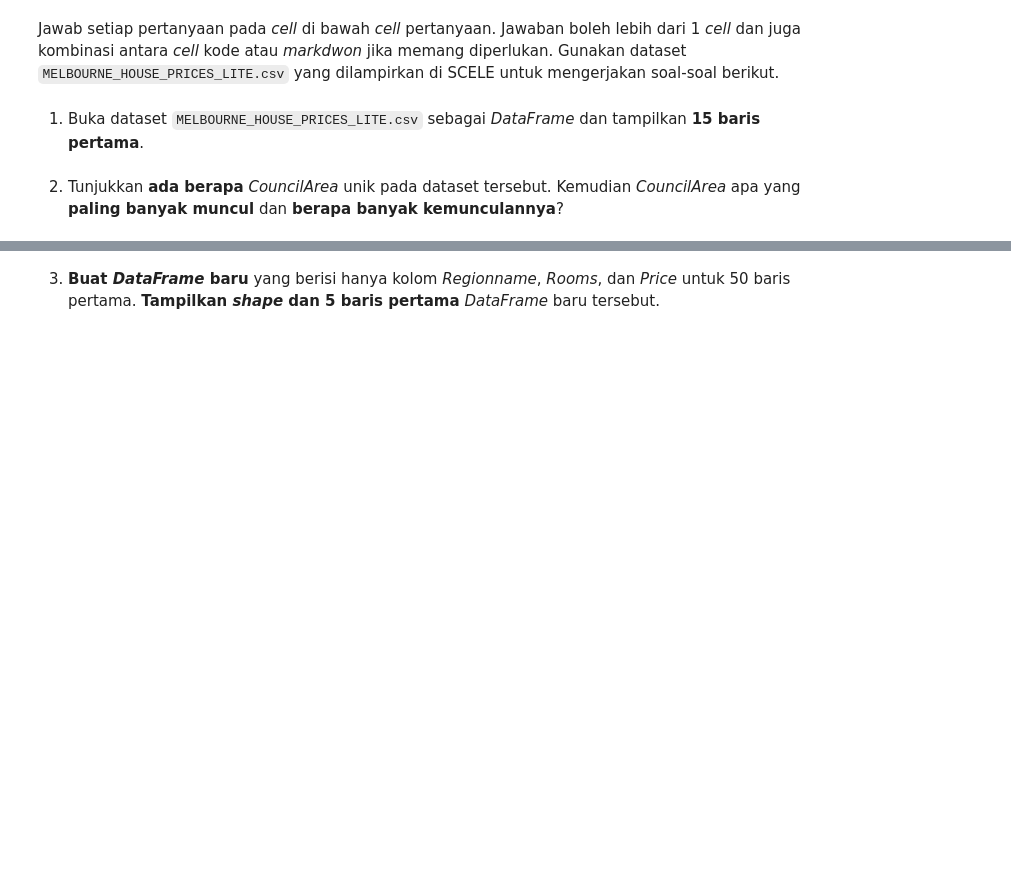
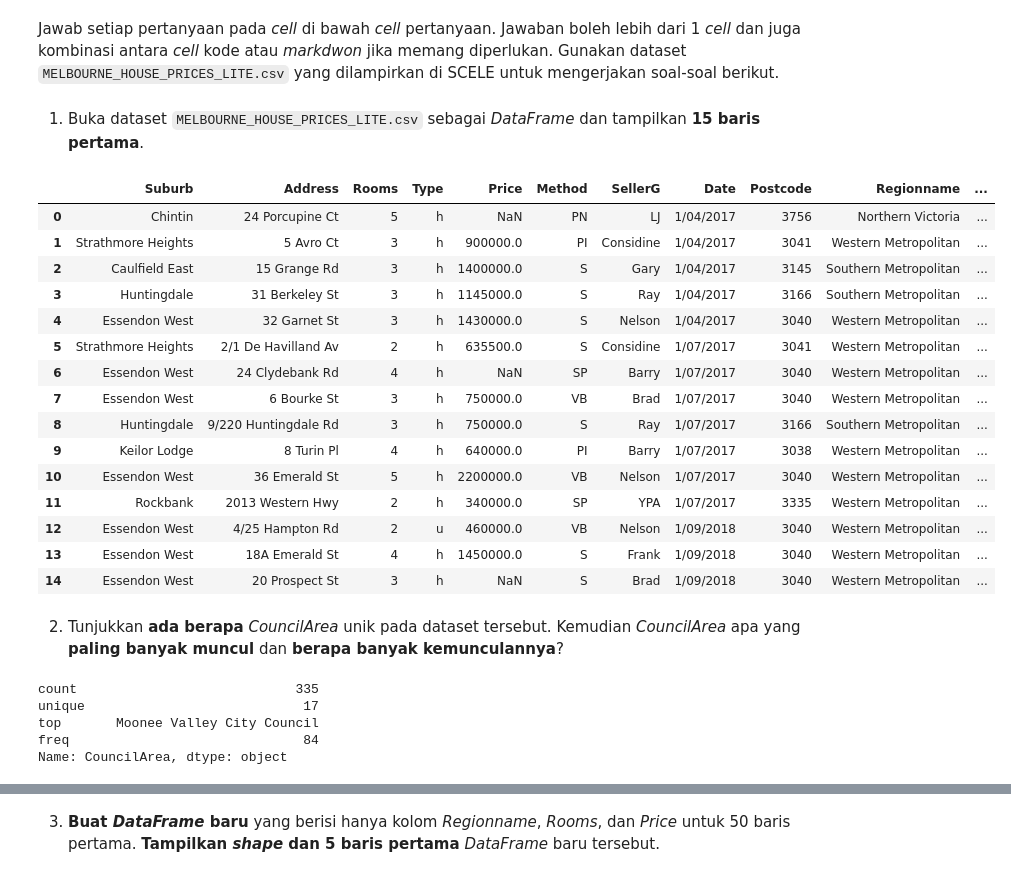
Before and after one commit to fahdikrie/kasdd212, a Jupyter notebook: Lab/Lab1/Lab 1.ipynb, the cells around one changed output, grey strips where cells are left out. Saved outputs shown, nothing was run; the diff lists cells and outputs as text; code cells hidden in the pictures; blank space fills up the shorter version.

```diff
--- a/Lab/Lab1/Lab 1.ipynb
+++ b/Lab/Lab1/Lab 1.ipynb
@@ -495,4 +495,36 @@ import pandas as pd
+# %%
+# Jawaban no. 1
+
+# Membuka dataset MELBOURNE_HOUSE_PRICES_LITE.csv
+df_house_pl = pd.read_csv('MELBOURNE_HOUSE_PRICES_LITE.csv')
+
+# Menampilkan 15 baris pertama
+df_house_pl.head(15)
+# %% [output]
+|  | Suburb | Address | Rooms | Type | Price | Method | SellerG | Date | Postcode | Regionname | ... |
+| 0 | Chintin | 24 Porcupine Ct | 5 | h | NaN | PN | LJ | 1/04/2017 | 3756 | Northern Victoria | ... |
+| 1 | Strathmore Heights | 5 Avro Ct | 3 | h | 900000.0 | PI | Considine | 1/04/2017 | 3041 | Western Metropolitan | ... |
+| 2 | Caulfield East | 15 Grange Rd | 3 | h | 1400000.0 | S | Gary | 1/04/2017 | 3145 | Southern Metropolitan | ... |
+| 3 | Huntingdale | 31 Berkeley St | 3 | h | 1145000.0 | S | Ray | 1/04/2017 | 3166 | Southern Metropolitan | ... |
+| 4 | Essendon West | 32 Garnet St | 3 | h | 1430000.0 | S | Nelson | 1/04/2017 | 3040 | Western Metropolitan | ... |
+| 5 | Strathmore Heights | 2/1 De Havilland Av | 2 | h | 635500.0 | S | Considine | 1/07/2017 | 3041 | Western Metropolitan | ... |
+| 6 | Essendon West | 24 Clydebank Rd | 4 | h | NaN | SP | Barry | 1/07/2017 | 3040 | Western Metropolitan | ... |
+| 7 | Essendon West | 6 Bourke St | 3 | h | 750000.0 | VB | Brad | 1/07/2017 | 3040 | Western Metropolitan | ... |
+| 8 | Huntingdale | 9/220 Huntingdale Rd | 3 | h | 750000.0 | S | Ray | 1/07/2017 | 3166 | Southern Metropolitan | ... |
+| 9 | Keilor Lodge | 8 Turin Pl | 4 | h | 640000.0 | PI | Barry | 1/07/2017 | 3038 | Western Metropolitan | ... |
+| 10 | Essendon West | 36 Emerald St | 5 | h | 2200000.0 | VB | Nelson | 1/07/2017 | 3040 | Western Metropolitan | ... |
+| 11 | Rockbank | 2013 Western Hwy | 2 | h | 340000.0 | SP | YPA | 1/07/2017 | 3335 | Western Metropolitan | ... |
+| 12 | Essendon West | 4/25 Hampton Rd | 2 | u | 460000.0 | VB | Nelson | 1/09/2018 | 3040 | Western Metropolitan | ... |
+| 13 | Essendon West | 18A Emerald St | 4 | h | 1450000.0 | S | Frank | 1/09/2018 | 3040 | Western Metropolitan | ... |
+| 14 | Essendon West | 20 Prospect St | 3 | h | NaN | S | Brad | 1/09/2018 | 3040 | Western Metropolitan | ... |
 # %% [markdown]
 2. Tunjukkan __ada berapa__ _CouncilArea_ unik pada dataset tersebut. Kemudian _CouncilArea_ apa yang __paling banyak muncul__ dan __berapa banyak kemunculannya__?
 # %%
 # Jawaban no. 2
+df_house_pl['CouncilArea'].describe()
+# %% [output]
+count                            335
+unique                            17
+top       Moonee Valley City Council
+freq                              84
+Name: CouncilArea, dtype: object
```
Also changed, not shown: parts of 25 cells of this notebook, 1 other file.
